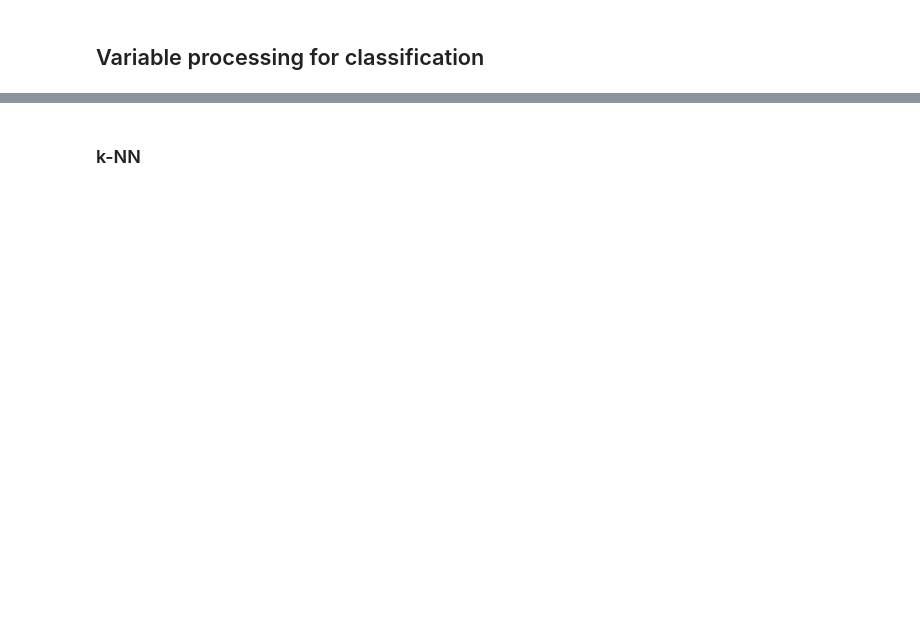
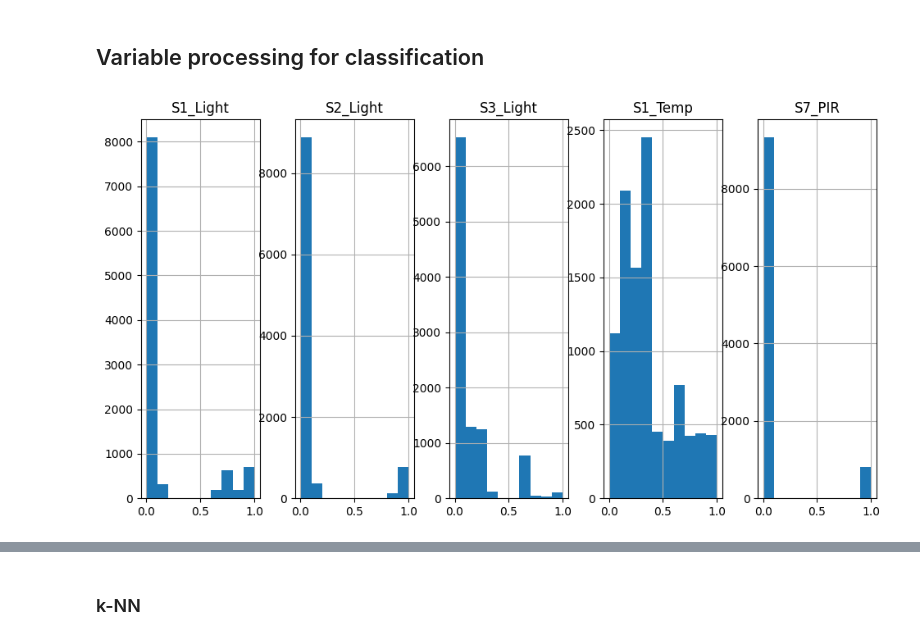
Before and after one commit to afego/ppgc-uff-machine-learning, a Jupyter notebook: exam-type-3/room-occupancy.ipynb, the cells around one changed output, grey strips where cells are left out. Saved outputs shown, nothing was run; the diff lists cells and outputs as text; code cells hidden in the pictures; blank space fills up the shorter version.

```diff
--- a/exam-type-3/room-occupancy.ipynb
+++ b/exam-type-3/room-occupancy.ipynb
@@ -138,3 +176,8 @@ _ = plt.figure()
 # %% [markdown]
 ## Variable processing for classification
+# %%
+norm_occ[sel_col].hist(figsize=(14,6), layout=(1,6))
+plt.show()
+# %% [output]
+[figure, added]
 # %% [markdown]
```
Also changed, not shown: parts of 55 cells of this notebook.
